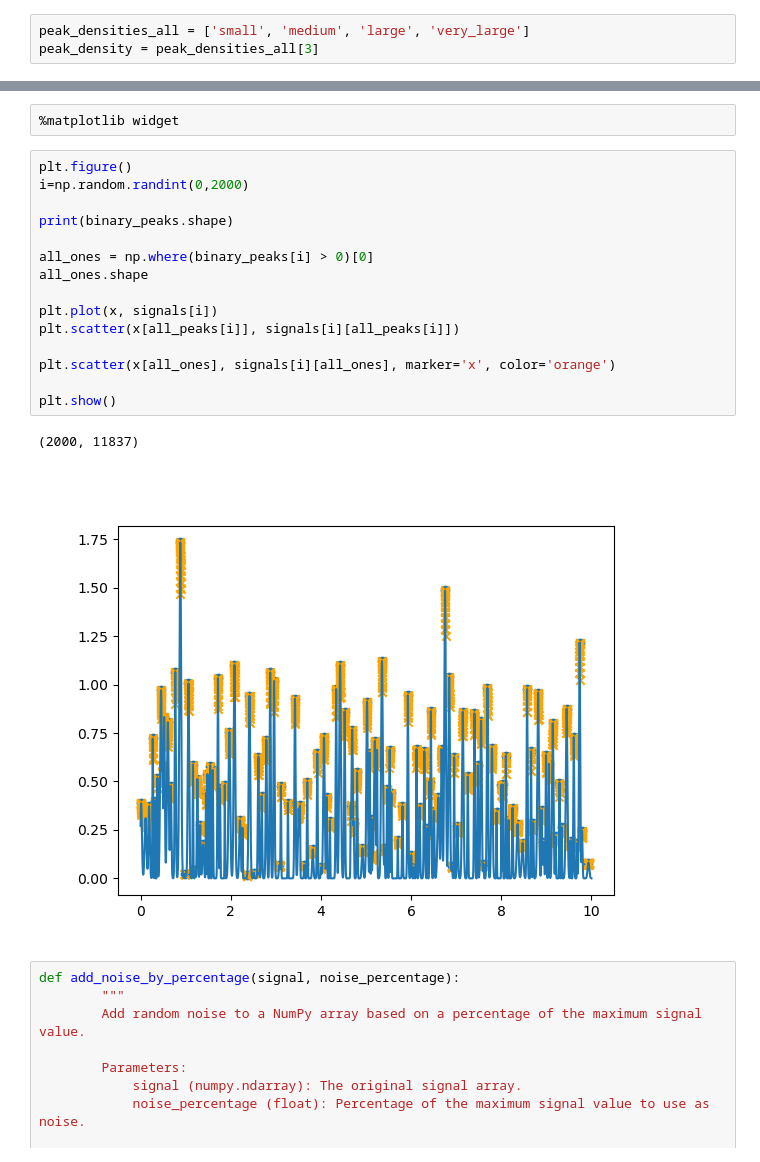
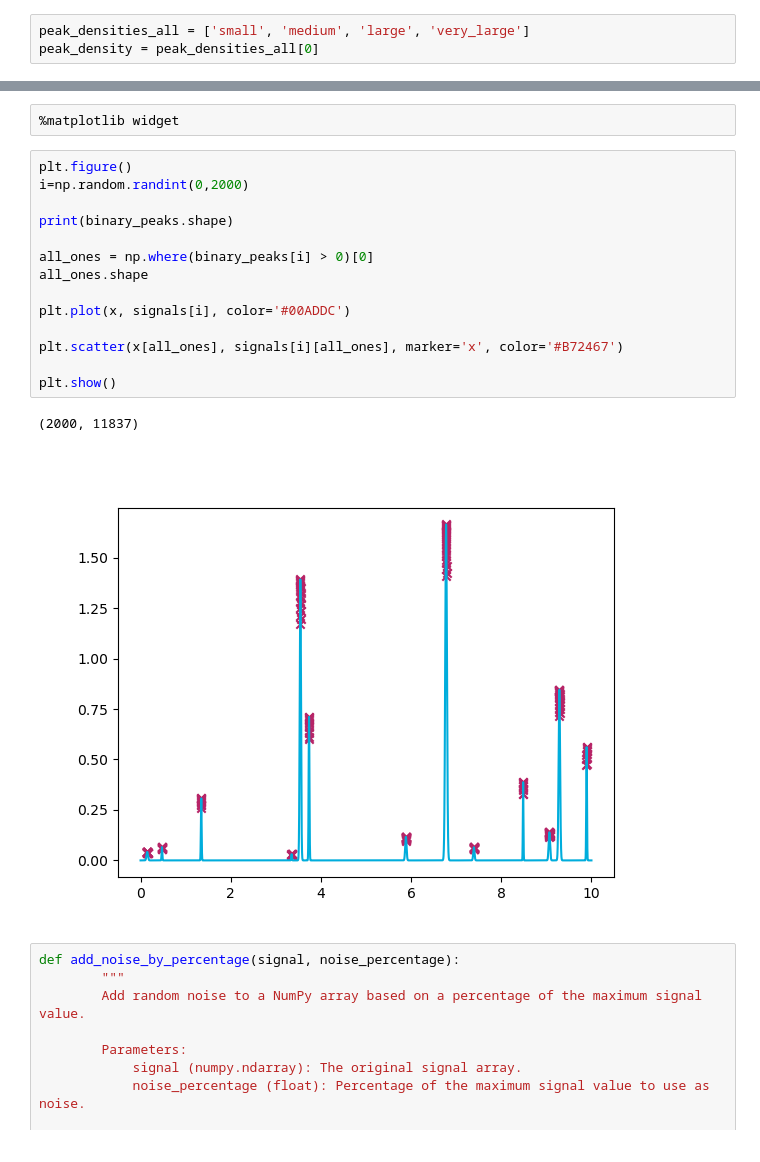
Before and after one commit to soniahasko/internship_2025, a Jupyter notebook: Analytical_Functions/sim_gauss.ipynb, the cells around one changed output, grey strips where cells are left out. Saved outputs shown, nothing was run; the diff lists cells and outputs as text.

Commit message:
Updated figures.

```diff
--- a/Analytical_Functions/sim_gauss.ipynb
+++ b/Analytical_Functions/sim_gauss.ipynb
@@ -6,7 +6,7 @@ import os
 from zipfile import ZipFile, ZIP_DEFLATED
 # %%
 peak_densities_all = ['small', 'medium', 'large', 'very_large']
-peak_density = peak_densities_all[3]
+peak_density = peak_densities_all[0]
 # %%
 np.random.seed(42) # for reproducibility
 num_repetitions = 2000
@@ -83,21 +83,20 @@ for i in range(num_repetitions):
 # %%
 plt.figure()
 i=np.random.randint(0,2000)
 
 print(binary_peaks.shape)
 
 all_ones = np.where(binary_peaks[i] > 0)[0]
 all_ones.shape
 
-plt.plot(x, signals[i])
-plt.scatter(x[all_peaks[i]], signals[i][all_peaks[i]])
+plt.plot(x, signals[i], color='#00ADDC')
 
-plt.scatter(x[all_ones], signals[i][all_ones], marker='x', color='orange')
+plt.scatter(x[all_ones], signals[i][all_ones], marker='x', color='#B72467')
 
 plt.show()
 # %% [output]
 (2000, 11837)
-[figure, old version]
+[figure, new version]
 # %%
 def add_noise_by_percentage(signal, noise_percentage):
         """
```
Also changed, not shown: 2 other files.
